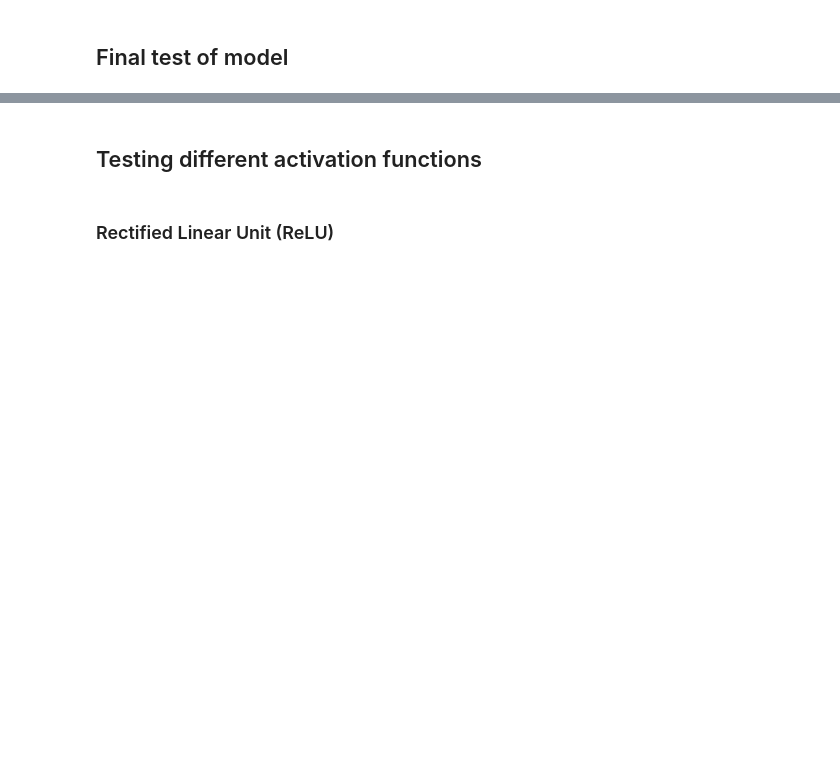
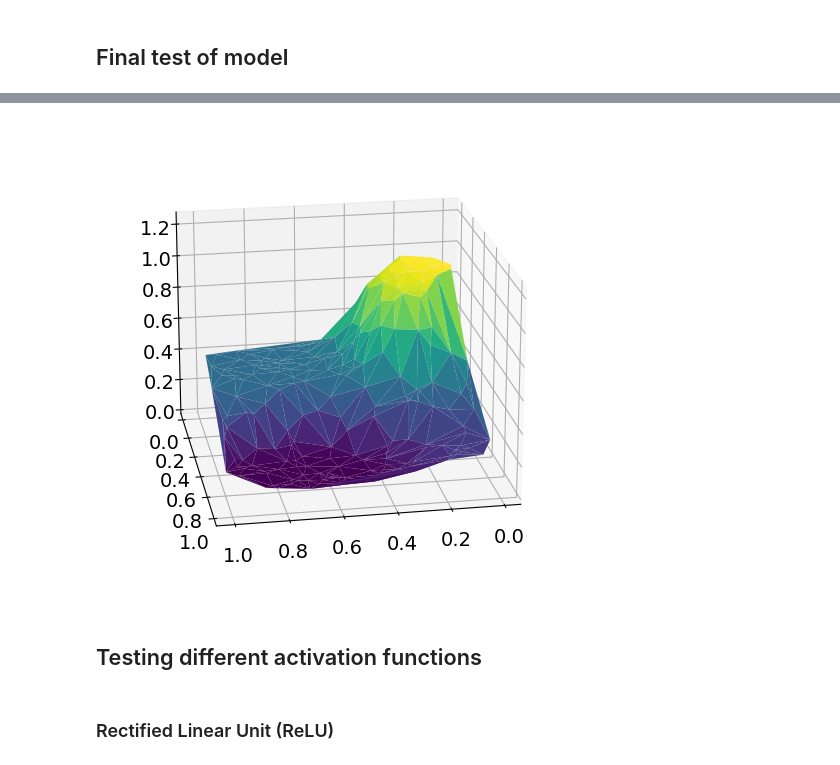
Before and after one commit to Johannesfjeldsaa/FYS-STK4155_Projects, a Jupyter notebook: Project 2/Solve project tasks/Task b) and c) NN on regression problem.ipynb, the cells around one changed output, grey strips where cells are left out. Cells and saved outputs as stored; diff of their text form; code cells hidden in the pictures; blank space fills up the shorter version.

```diff
--- a/Project 2/Solve project tasks/Task b) and c) NN on regression problem.ipynb
+++ b/Project 2/Solve project tasks/Task b) and c) NN on regression problem.ipynb
@@ -522,3 +504,14 @@ R2 for test data: 0.8692048633628466
+# %%
+fig = plt.figure(figsize=(8, 6))
+ax = fig.add_subplot(111, projection="3d")
+
+ax.plot_trisurf(X_test[:, 0], X_test[:, 1], np.squeeze(pred_test), cmap='viridis')
+ax.view_init(elev=20, azim=80)
+ax.set_zlim(0, 1.25)
+plt.savefig(r"Figures\Task_b\Predicted_test_data_3Dplot.png")
+plt.show()
+# %% [output]
+[figure, added]
 # %% [markdown]
 ## Testing different activation functions
 # %% [markdown]
```
Also changed, not shown: parts of 21 cells of this notebook, 23 other files.
